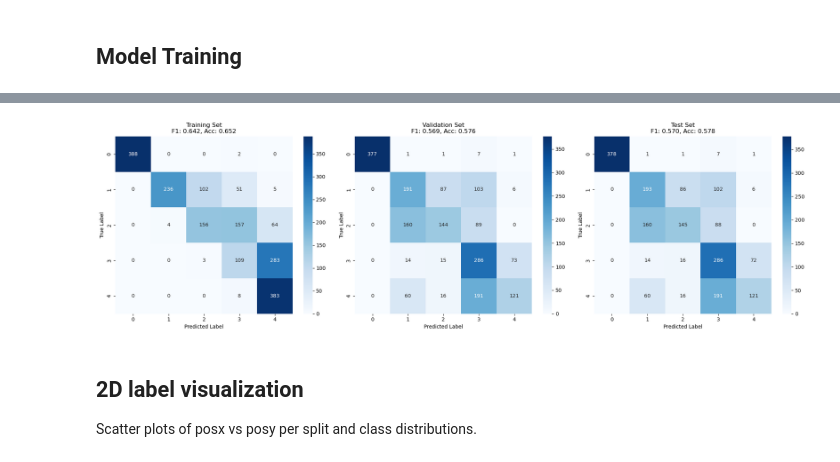
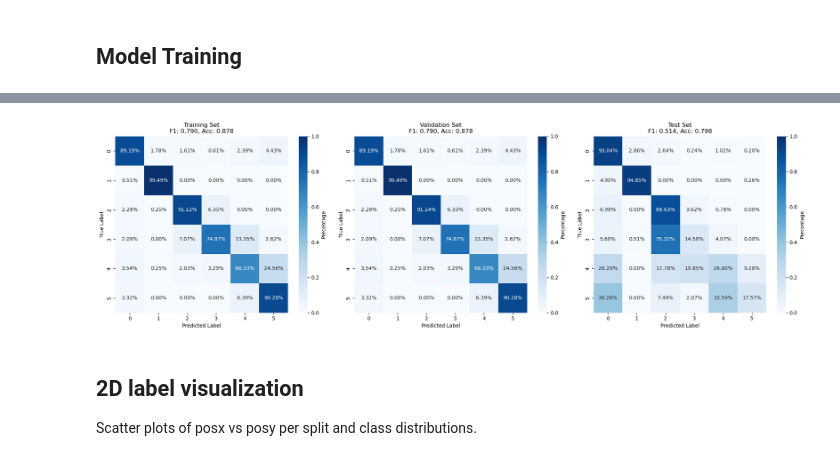
Before and after one commit to ivanbrillo/ArtificialTouch, a Jupyter notebook: CNN_SignalClassification.ipynb, the cells around one changed output, grey strips where cells are left out. Drawn from its saved outputs; the diff is of its cells as text; code cells hidden in the pictures.

```diff
--- a/CNN_SignalClassification.ipynb
+++ b/CNN_SignalClassification.ipynb
@@ -105,24 +139,24 @@ def extract_signals_and_labels(df):
     labels = []
 
     for idx, row in df.iterrows():
-        if row["label"] != 0:
+        #if row["label"] != 0:
             fz_signal = np.array(row[F_name])
             pz_signal = np.array(row[P_name])
 
             # Filter: keep only where pz > 0
-            mask = pz_signal > 0
-            fz_signal = fz_signal[mask]
-            pz_signal = pz_signal[mask]
+            #mask = pz_signal > 0
+            #fz_signal = fz_signal[mask]
+            #pz_signal = pz_signal[mask]
 
             # Skip if no valid data points remain
-            if len(fz_signal) == 0:
-                continue
+            #if len(fz_signal) == 0:
+            #    continue
 
             # Stack signals to create 2-channel input
             signal = np.stack([fz_signal, pz_signal], axis=1)  # Shape: (time_steps, 2)
 
             signals.append(signal)
-            labels.append(row['label'] -1)
+            labels.append(row['label'])
 
     return signals, labels
 
@@ -149,7 +183,7 @@ test_lengths = [len(signal) for signal in test_s]
 argmin_train = np.argmin(train_lengths)
 argmax_train = np.argmax(train_lengths)
 argmax_val = np.argmax(val_lengths)
-argmax_test = -1 #np.argmax(test_lengths)
+argmax_test = np.argmax(test_lengths)
 
 train_signals = [signal for i, signal in enumerate(tr_s) if i != argmin_train and i != argmax_train]
 train_labels = [label for i, label in enumerate(tr_l) if i != argmin_train and i != argmax_train]
@@ -619,34 +652,38 @@ Test F1: 0.5704, Accuracy: 0.5777
 # %%
-# Plot confusion matrices for all datasets
+# Plot confusion matrices for all datasets (normalized by true labels)
 fig, axes = plt.subplots(1, 3, figsize=(20, 6))
 
 datasets = [
     (y_true_train, y_pred_train, "Training"),
     (y_true_val, y_pred_val, "Validation"),
     (y_true_test, y_pred_test, "Test")
 ]
 
 # Get all unique classes for consistent labeling
 all_classes = sorted(np.unique(np.concatenate([y_train, y_val, y_test])))
 
 for idx, (y_true, y_pred, title) in enumerate(datasets):
+    # Compute normalized confusion matrix (by row, i.e., by true label)
     cm = confusion_matrix(y_true, y_pred, labels=all_classes)
+    cm_normalized = cm.astype('float') / cm.sum(axis=1)[:, np.newaxis]
+    cm_normalized = np.nan_to_num(cm_normalized)  # Replace NaN with 0 for classes with no samples
 
     # Calculate F1 score for this dataset
     f1 = f1_score(y_true, y_pred, average='macro')
     acc = accuracy_score(y_true, y_pred)
 
-    # Plot confusion matrix
-    sns.heatmap(cm, annot=True, fmt='d', cmap='Blues', ax=axes[idx],
-                xticklabels=all_classes, yticklabels=all_classes)
+    # Plot normalized confusion matrix with percentages
+    sns.heatmap(cm_normalized, annot=True, fmt='.2%', cmap='Blues', ax=axes[idx],
+                xticklabels=all_classes, yticklabels=all_classes,
+                vmin=0, vmax=1, cbar_kws={'label': 'Percentage'})
     axes[idx].set_title(f'{title} Set\nF1: {f1:.3f}, Acc: {acc:.3f}')
     axes[idx].set_xlabel('Predicted Label')
     axes[idx].set_ylabel('True Label')
 
 plt.tight_layout()
 plt.show()
 # %% [output]
-[figure, old version]
+[figure, new version]
 # %% [markdown]
 ## 2D label visualization
 Scatter plots of posx vs posy per split and class distributions.
```
Also changed, not shown: parts of 11 cells of this notebook.
